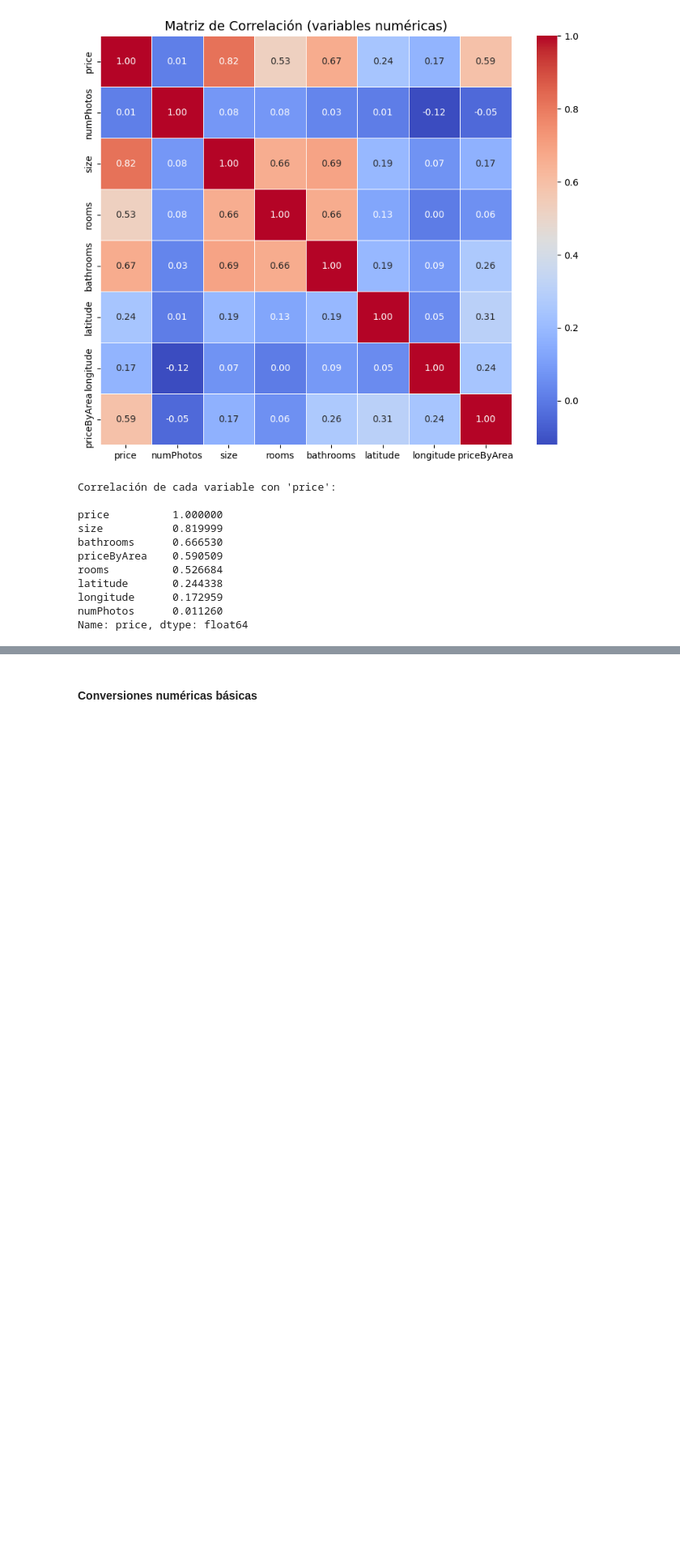
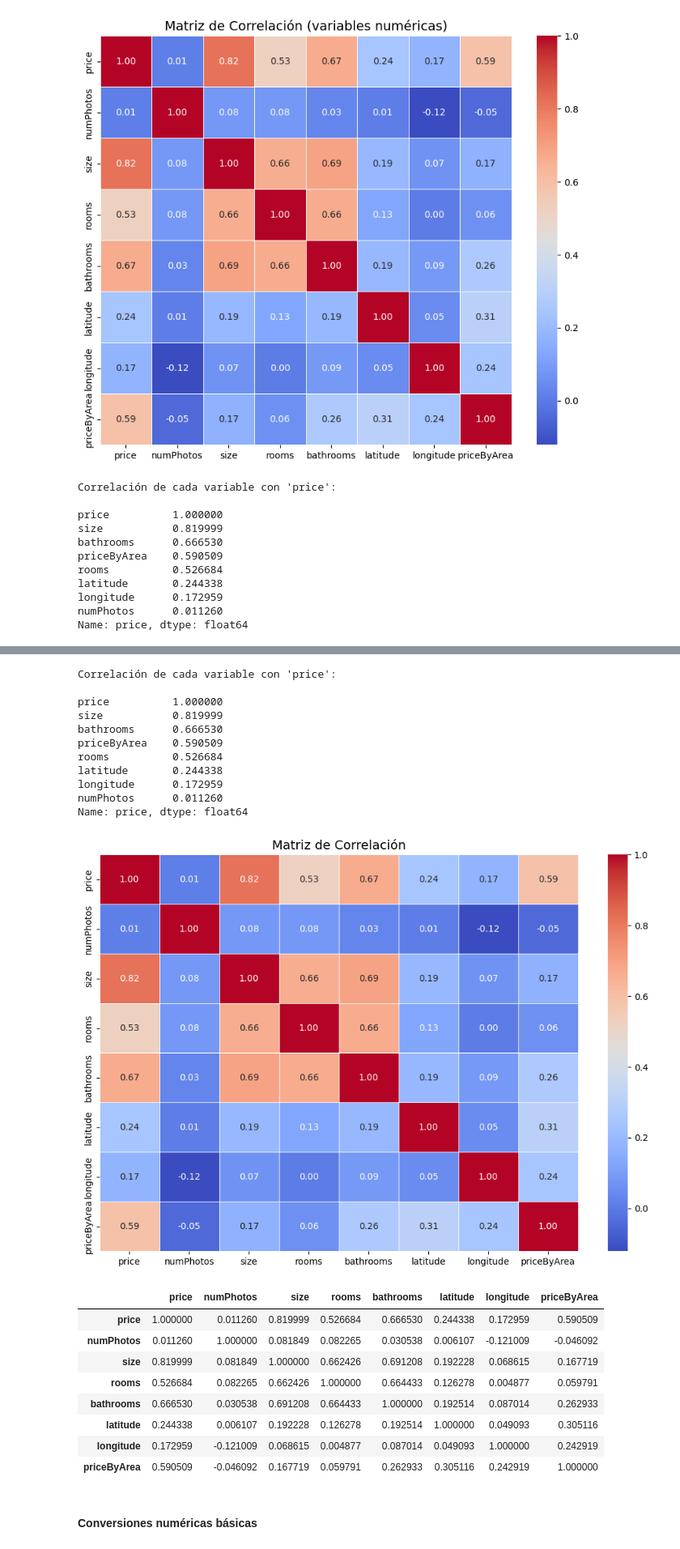
Before and after one commit to angelgvill/DS_ML_Machine_Learning_viviendaMadrid, a Jupyter notebook: notebooks/02_Analisis_exploratorio.ipynb, the cells around one changed output, grey strips where cells are left out. Shown at 81% size. Cells and saved outputs as stored; diff of their text form; code cells hidden in the pictures; blank space fills up the shorter version.

```diff
--- a/notebooks/02_Analisis_exploratorio.ipynb
+++ b/notebooks/02_Analisis_exploratorio.ipynb
@@ -1048,3 +1133,27 @@ Name: price, dtype: float64
+# %%
+correlacion (df3)
+# %% [output]
+Correlación de cada variable con 'price':
+
+price          1.000000
+size           0.819999
+bathrooms      0.666530
+priceByArea    0.590509
+rooms          0.526684
+latitude       0.244338
+longitude      0.172959
+numPhotos      0.011260
+Name: price, dtype: float64
+[figure, added]
+|  | price | numPhotos | size | rooms | bathrooms | latitude | longitude | priceByArea |
+| price | 1.000000 | 0.011260 | 0.819999 | 0.526684 | 0.666530 | 0.244338 | 0.172959 | 0.590509 |
+| numPhotos | 0.011260 | 1.000000 | 0.081849 | 0.082265 | 0.030538 | 0.006107 | -0.121009 | -0.046092 |
+| size | 0.819999 | 0.081849 | 1.000000 | 0.662426 | 0.691208 | 0.192228 | 0.068615 | 0.167719 |
+| rooms | 0.526684 | 0.082265 | 0.662426 | 1.000000 | 0.664433 | 0.126278 | 0.004877 | 0.059791 |
+| bathrooms | 0.666530 | 0.030538 | 0.691208 | 0.664433 | 1.000000 | 0.192514 | 0.087014 | 0.262933 |
+| latitude | 0.244338 | 0.006107 | 0.192228 | 0.126278 | 0.192514 | 1.000000 | 0.049093 | 0.305116 |
+| longitude | 0.172959 | -0.121009 | 0.068615 | 0.004877 | 0.087014 | 0.049093 | 1.000000 | 0.242919 |
+| priceByArea | 0.590509 | -0.046092 | 0.167719 | 0.059791 | 0.262933 | 0.305116 | 0.242919 | 1.000000 |
 # %% [markdown]
 #### Conversiones numéricas básicas
 # %%
```
Also changed, not shown: parts of 8 cells of this notebook, 1 other file.
